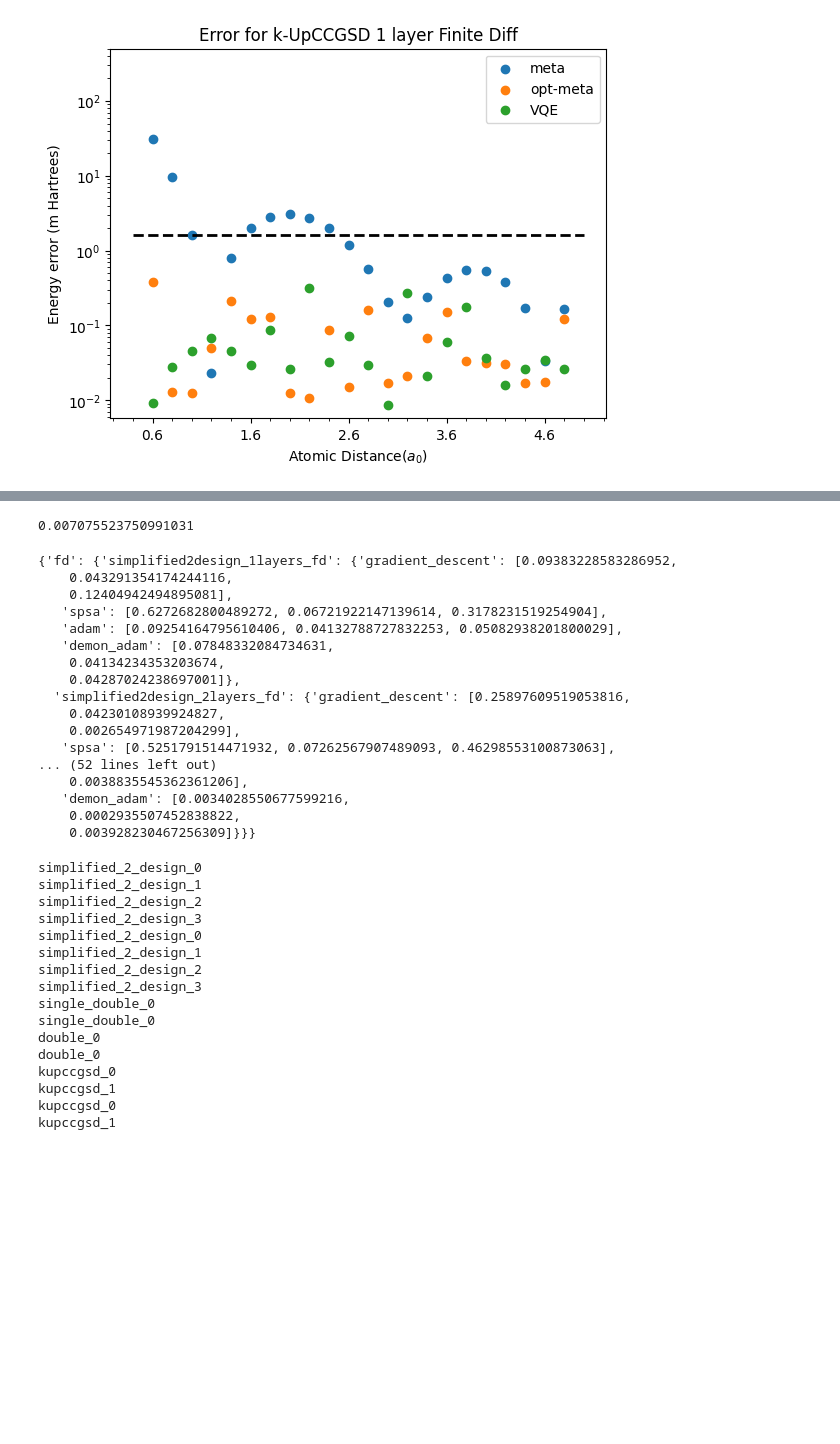
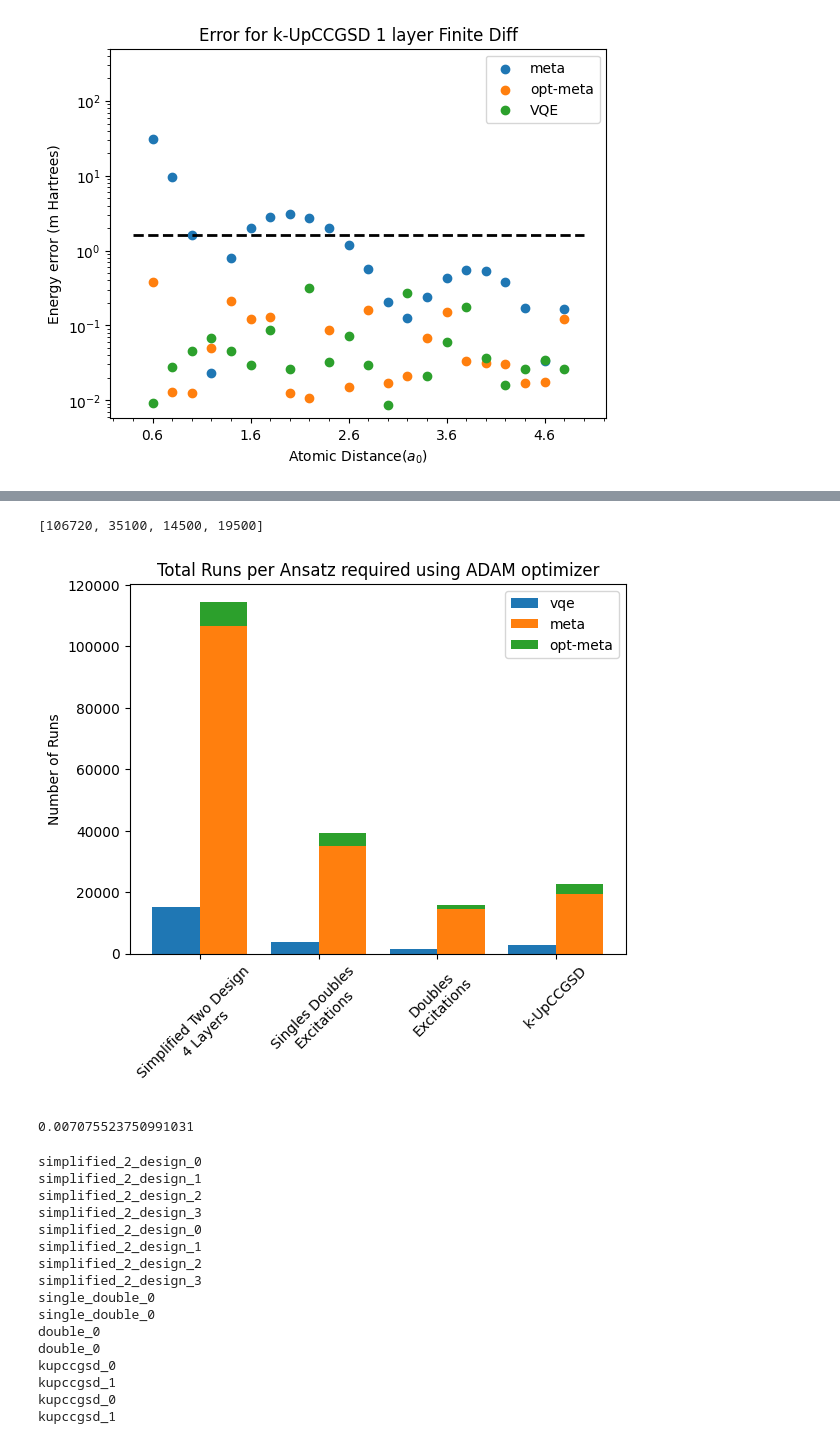
Before and after one commit to sergioandrescs/meta-VQE-pennylane, a Jupyter notebook: catalyst/plot_analytic.ipynb, the cells around one changed output, grey strips where cells are left out. Cells and saved outputs as stored; diff of their text form; code cells hidden in the pictures; blank space fills up the shorter version.

```diff
--- a/catalyst/plot_analytic.ipynb
+++ b/catalyst/plot_analytic.ipynb
@@ -247,3 +250,55 @@ plt.show()
+# %%
+s2d_runs_vqe_fd = simplified_data_fd["demon_adam"]["vqe"]["runs_per_step"]
+single_double_runs_vqe_fd = single_double_data_fd["demon_adam"]["vqe"]["runs_per_step"]
+single_runs_vqe_fd = double_data_fd["demon_adam"]["vqe"]["runs_per_step"]
+kupccgsd_runs_vqe_fd = kupccgsd_data_fd["demon_adam"]["vqe"]["runs_per_step"]
+
+s2d_runs_opt_meta_fd = simplified_data_fd["demon_adam"]["opt_meta"]["runs_per_step"]
+single_double_runs_opt_meta_fd = single_double_data_fd["demon_adam"]["opt_meta"]["runs_per_step"]
+single_runs_opt_meta_fd = double_data_fd["demon_adam"]["opt_meta"]["runs_per_step"]
+kupccgsd_runs_opt_meta_fd = kupccgsd_data_fd["demon_adam"]["opt_meta"]["runs_per_step"]
+
+s2d_runs_meta_fd = simplified_data_fd["demon_adam"]["meta"]["runs"]
+single_double_runs_meta_fd = single_double_data_fd["demon_adam"]["meta"]["runs"]
+single_runs_meta_fd = double_data_fd["demon_adam"]["meta"]["runs"]
+kupccgsd_runs_meta_fd = kupccgsd_data_fd["demon_adam"]["meta"]["runs"]
+# %%
+# Ploting number of runs
+# 29,4,13
+
+
+fig, ax = plt.subplots()
+
+vqe_data = [29*s2d_runs_vqe_fd, 13*single_double_runs_vqe_fd, 5*single_runs_vqe_fd, 13*kupccgsd_runs_vqe_fd]
+opt_meta_data = [29*s2d_runs_opt_meta_fd, 13*single_double_runs_opt_meta_fd, 5*single_runs_opt_meta_fd, 13*kupccgsd_runs_opt_meta_fd]
+
+meta_runs = [20*29*s2d_runs_meta_fd, 20*13*single_double_runs_meta_fd, 20*5*single_runs_meta_fd, 20*13*kupccgsd_runs_meta_fd]
+
+print(meta_runs)
+
+vqe_data_joined = [np.sum(data) for data in vqe_data]
+opt_meta_data_joined = [np.sum(data) for data in opt_meta_data]
+
+ind = np.arange(len(vqe_data_joined))
+
+width = 0.4                      # the width of the bars
+
+ax.set_ylabel('Number of Runs')
+ax.set_title('Total Runs per Ansatz required using ADAM optimizer')
+xTickMarks = ["Simplified Two Design\n4 Layers", "Singles Doubles\nExcitations", "Doubles\nExcitations", "k-UpCCGSD"]
+ax.set_xticks(ind+(width/2))
+xtickNames = ax.set_xticklabels(xTickMarks)
+plt.setp(xtickNames, rotation=45, fontsize=10)
+
+
+plt.bar(np.arange(len(vqe_data_joined)), vqe_data_joined, width=width, label = "vqe")
+plt.bar(np.arange(len(meta_runs))+ width, meta_runs, width=width, label="meta")
+plt.bar(np.arange(len(opt_meta_data_joined))+ width, opt_meta_data_joined, width=width, bottom= meta_runs, label="opt-meta")
+ax.legend()
+plt.show()
+# %% [output]
+[106720, 35100, 14500, 19500]
+[figure, added]
 # %%
 # Calculate RMSE
 
@@ -269,26 +324,6 @@ for ansatz in FILES_NAMES:
                 errors.append(mean_squared_error(fci_energies, [energy[-1] for energy in DATA[ansatz][diff_method][count]["results"][opt]["vqe"]["energies"]], squared=False))
 
                 rmse_all[ansatz][diff_method][file][opt] = errors
-# %%
-rmse_all['simplified_2_design']
-# %% [output]
-{'fd': {'simplified2design_1layers_fd': {'gradient_descent': [0.09383228583286952,
-    0.043291354174244116,
-    0.12404942494895081],
-   'spsa': [0.6272682800489272, 0.06721922147139614, 0.3178231519254904],
-   'adam': [0.09254164795610406, 0.04132788727832253, 0.05082938201800029],
-   'demon_adam': [0.07848332084734631,
-    0.04134234353203674,
-    0.04287024238697001]},
-  'simplified2design_2layers_fd': {'gradient_descent': [0.25897609519053816,
-    0.04230108939924827,
-    0.002654971987204299],
-   'spsa': [0.5251791514471932, 0.07262567907489093, 0.46298553100873063],
-... (52 lines left out)
-    0.0038835545362361206],
-   'demon_adam': [0.0034028550677599216,
-    0.0002935507452838822,
-    0.003928230467256309]}}}
 # %%
 rows_names = []
 rows_table={}
```
Also changed, not shown: parts of 3 cells of this notebook, 18 other files.
